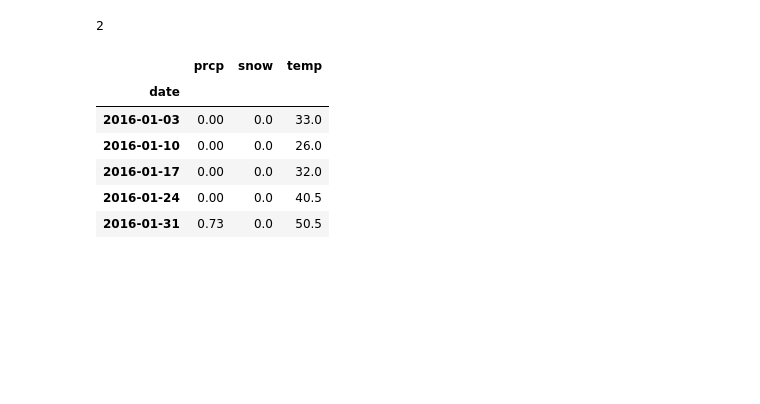
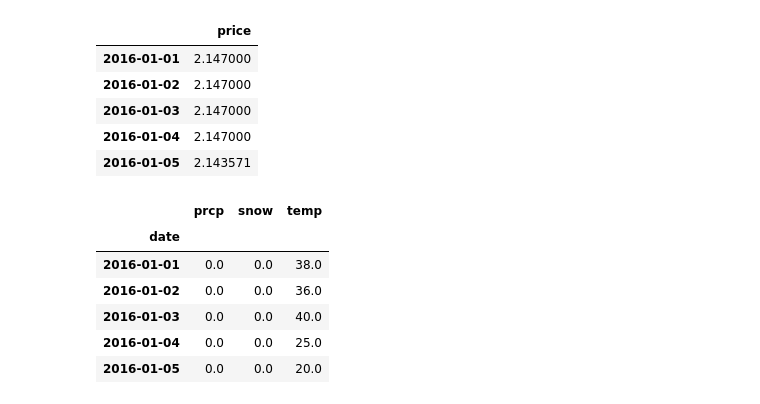
Before and after one commit to sirisurab/transpred, a Jupyter notebook: src/EDA.ipynb, the cells around one changed output. Cells and saved outputs as stored; diff of their text form; code cells hidden in the pictures; blank space fills up the shorter version.

```diff
--- a/src/EDA.ipynb
+++ b/src/EDA.ipynb
@@ -261,32 +261,42 @@ gas_df.head()
+# %%
+ix = DatetimeIndex(start=start_date, end=end_date, freq='D')
+gas_df = gas_df.reindex(ix).interpolate(method='linear', limit_direction='both')
+gas_df.head()
+# %% [output]
+|  | price |
+| 2016-01-01 | 2.147000 |
+| 2016-01-02 | 2.147000 |
+| 2016-01-03 | 2.147000 |
+| 2016-01-04 | 2.147000 |
+| 2016-01-05 | 2.143571 |
 # %%
 # weather
 weather_file: str ='weather.csv'
 filestream = ps.get_file_stream(bucket=REFBASE_BUCKET, filename=weather_file)
 dtypes = {
         'prcp': 'float64',
         'snow': 'float64',
         'temp': 'float64'
 }
 weather_datecols = ['date']
 weather_df: DataFrame = read_csv(filestream, usecols=list(dtypes.keys())+weather_datecols, parse_dates=weather_datecols, encoding='utf-8', dtype=dtypes)
 weather_df = weather_df.set_index(weather_datecols).loc[start_date: end_date]
 # weather data is daily
 # filter by day (filterby and filterval)
-print(filterval)
-weather_df = weather_df.loc[weather_df.index.dayofweek == int(filterval)]
+#print(filterval)
+#weather_df = weather_df.loc[weather_df.index.dayofweek == int(filterval)]
 # shift dates from filterval day to end of week (1W resampled data uses end-ofweek i.e. Sunday) used for rest of the data
-td = Timedelta(-1-int(filterval), unit='d')
-weather_df.index = weather_df.index + td
+#td = Timedelta(-1-int(filterval), unit='d')
+#weather_df.index = weather_df.index + td
 weather_df.head()
 # %% [output]
-2
 |  | prcp | snow | temp |
 | date |  |  |  |
-| 2016-01-03 | 0.00 | 0.0 | 33.0 |
-| 2016-01-10 | 0.00 | 0.0 | 26.0 |
-| 2016-01-17 | 0.00 | 0.0 | 32.0 |
-| 2016-01-24 | 0.00 | 0.0 | 40.5 |
-| 2016-01-31 | 0.73 | 0.0 | 50.5 |
+| 2016-01-01 | 0.0 | 0.0 | 38.0 |
+| 2016-01-02 | 0.0 | 0.0 | 36.0 |
+| 2016-01-03 | 0.0 | 0.0 | 40.0 |
+| 2016-01-04 | 0.0 | 0.0 | 25.0 |
+| 2016-01-05 | 0.0 | 0.0 | 20.0 |
 # %%
 cabs_df= DataFrame()
 cabs_df['passengers'] = gcabs_df['passengers'] + ycabs_df['passengers']
```
Also changed, not shown: parts of 19 cells of this notebook.
